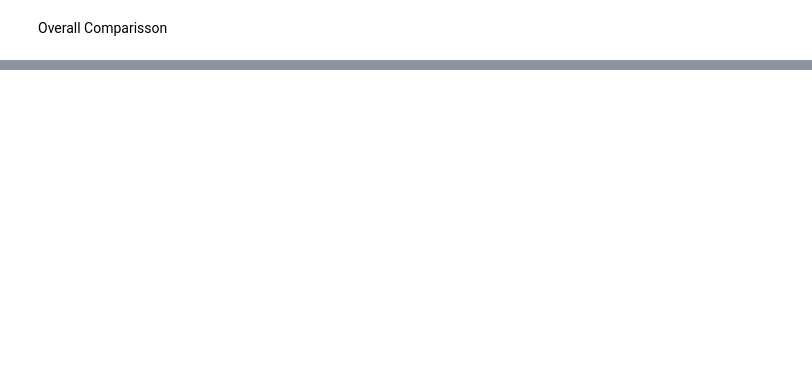
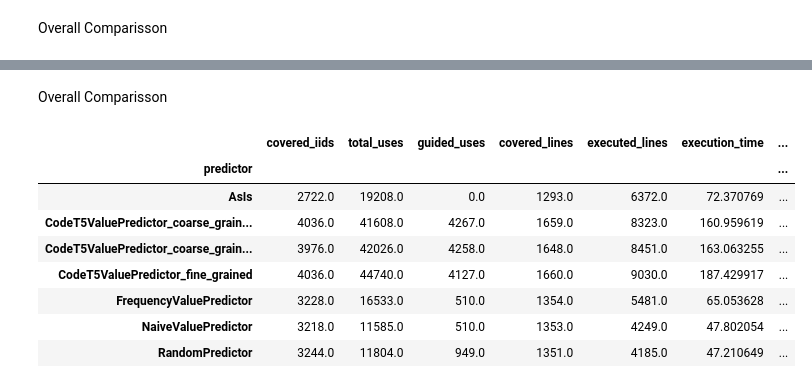
Before and after one commit to michaelpradel/LExecutor, a Jupyter notebook: src/notebooks/analyze_code_coverage_effectiveness.ipynb, the cells around one changed output, grey strips where cells are left out. Cells and saved outputs as stored; diff of their text form; code cells hidden in the pictures; blank space fills up the shorter version.

```diff
--- a/src/notebooks/analyze_code_coverage_effectiveness.ipynb
+++ b/src/notebooks/analyze_code_coverage_effectiveness.ipynb
@@ -76,0 +335,2 @@ df_grouped
+# %%
+so_snippets_total_lines_df = pd.read_csv('/total_lines_so_snippets_dataset.csv')
@@ -76,0 +428,35 @@ df_grouped
+# %%
+so_snippets_df = so_snippets_df.merge(so_snippets_total_lines_df, how='left', on='file')
+so_snippets_df
+# %%
+so_snippets_df = pd.concat([so_snippets_df, files_without_results_As_Is])
+so_snippets_df = pd.concat([so_snippets_df, files_without_results_Naive])
+so_snippets_df = pd.concat([so_snippets_df, files_without_results_Random])
+so_snippets_df = pd.concat([so_snippets_df, files_without_results_Frequency])
+so_snippets_df = pd.concat([so_snippets_df, files_without_results_Fine_Grained])
+so_snippets_df = pd.concat([so_snippets_df, files_without_results_Deterministic])
+so_snippets_df = pd.concat([so_snippets_df, files_without_results_Randomized])
+so_snippets_df
+# %%
+so_snippets_df['covered_lines_percentage'] = so_snippets_df['covered_lines'] / so_snippets_df['total_lines']
+so_snippets_df['line_execution_time'] = so_snippets_df['execution_time'] / so_snippets_df['executed_lines']
+so_snippets_df['completely_executed'] = so_snippets_df['total_lines'] - so_snippets_df['covered_lines']
+so_snippets_df['completely_executed'] = [1 if value == 0 else 0 for value in so_snippets_df['completely_executed']]
+so_snippets_df.replace([np.inf, -np.inf], 0, inplace=True)
+so_snippets_df
+# %% [markdown]
+Overall Comparisson
+# %%
+so_snippets_df_grouped = so_snippets_df.groupby(by="predictor")[["covered_iids","total_uses","guided_uses","covered_lines","executed_lines", "execution_time", "completely_executed"]].sum()
+so_snippets_df_grouped['Approach'] = ['As Is', 'Coarse-grained \n(deterministic)', 'Coarse-grained \n(randomized)', 'Fine-grained', 'Naive', 'Frequency', 'Random']
+so_snippets_df_grouped
+# %% [output]
+|  | covered_iids | total_uses | guided_uses | covered_lines | executed_lines | execution_time | ... |
+| predictor |  |  |  |  |  |  | ... |
+| AsIs | 2722.0 | 19208.0 | 0.0 | 1293.0 | 6372.0 | 72.370769 | ... |
+| CodeT5ValuePredictor_coarse_grain... | 4036.0 | 41608.0 | 4267.0 | 1659.0 | 8323.0 | 160.959619 | ... |
+| CodeT5ValuePredictor_coarse_grain... | 3976.0 | 42026.0 | 4258.0 | 1648.0 | 8451.0 | 163.063255 | ... |
+| CodeT5ValuePredictor_fine_grained | 4036.0 | 44740.0 | 4127.0 | 1660.0 | 9030.0 | 187.429917 | ... |
+| FrequencyValuePredictor | 3228.0 | 16533.0 | 510.0 | 1354.0 | 5481.0 | 65.053628 | ... |
+| NaiveValuePredictor | 3218.0 | 11585.0 | 510.0 | 1353.0 | 4249.0 | 47.802054 | ... |
+| RandomPredictor | 3244.0 | 11804.0 | 949.0 | 1351.0 | 4185.0 | 47.210649 | ... |
```
Also changed, not shown: parts of 83 cells of this notebook.
